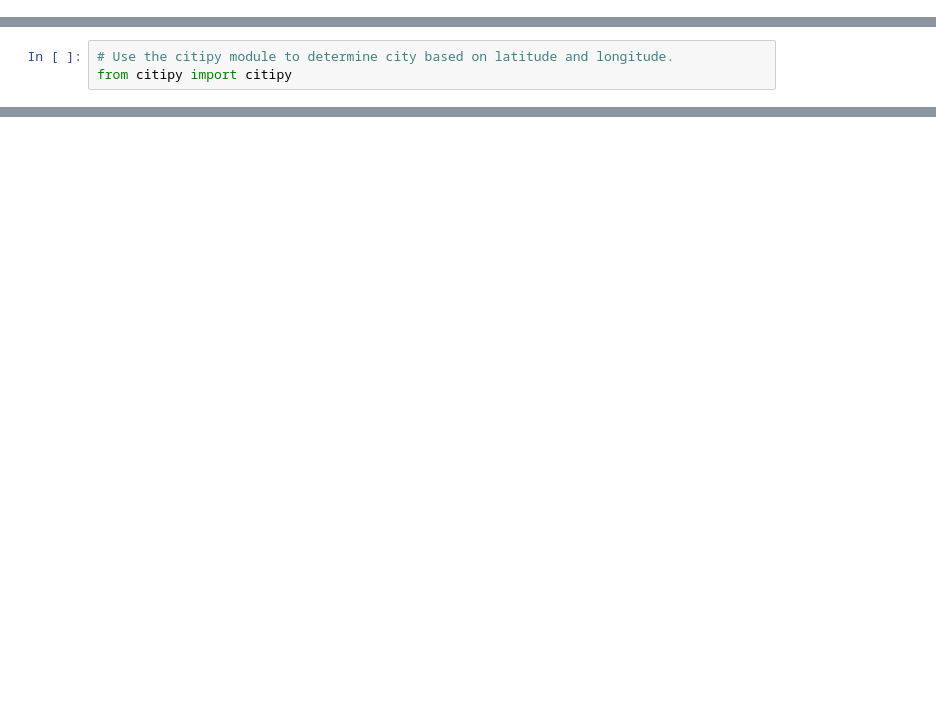
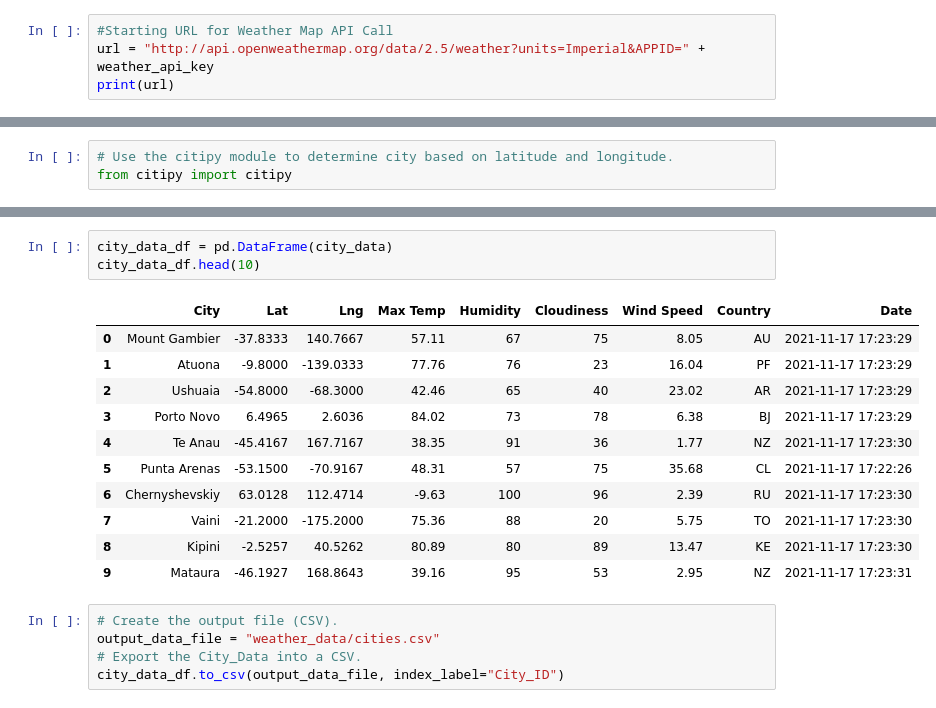
Before and after one commit to HarryWightJr/World_Weather_Analysis, a Jupyter notebook: WeatherPy.ipynb, the cells around one changed output, grey strips where cells are left out. Cells and saved outputs as stored; diff of their text form; blank space fills up the shorter version.

```diff
--- a/WeatherPy.ipynb
+++ b/WeatherPy.ipynb
@@ -5,0 +12,4 @@ import numpy as np
+# %%
+#Starting URL for Weather Map API Call
+url = "http://api.openweathermap.org/data/2.5/weather?units=Imperial&APPID=" + weather_api_key
+print(url)
@@ -38,0 +129,20 @@ len(cities)
+# %%
+city_data_df = pd.DataFrame(city_data)
+city_data_df.head(10)
+# %% [output]
+|  | City | Lat | Lng | Max Temp | Humidity | Cloudiness | Wind Speed | Country | Date |
+| 0 | Mount Gambier | -37.8333 | 140.7667 | 57.11 | 67 | 75 | 8.05 | AU | 2021-11-17 17:23:29 |
+| 1 | Atuona | -9.8000 | -139.0333 | 77.76 | 76 | 23 | 16.04 | PF | 2021-11-17 17:23:29 |
+| 2 | Ushuaia | -54.8000 | -68.3000 | 42.46 | 65 | 40 | 23.02 | AR | 2021-11-17 17:23:29 |
+| 3 | Porto Novo | 6.4965 | 2.6036 | 84.02 | 73 | 78 | 6.38 | BJ | 2021-11-17 17:23:29 |
+| 4 | Te Anau | -45.4167 | 167.7167 | 38.35 | 91 | 36 | 1.77 | NZ | 2021-11-17 17:23:30 |
+| 5 | Punta Arenas | -53.1500 | -70.9167 | 48.31 | 57 | 75 | 35.68 | CL | 2021-11-17 17:22:26 |
+| 6 | Chernyshevskiy | 63.0128 | 112.4714 | -9.63 | 100 | 96 | 2.39 | RU | 2021-11-17 17:23:30 |
+| 7 | Vaini | -21.2000 | -175.2000 | 75.36 | 88 | 20 | 5.75 | TO | 2021-11-17 17:23:30 |
+| 8 | Kipini | -2.5257 | 40.5262 | 80.89 | 80 | 89 | 13.47 | KE | 2021-11-17 17:23:30 |
+| 9 | Mataura | -46.1927 | 168.8643 | 39.16 | 95 | 53 | 2.95 | NZ | 2021-11-17 17:23:31 |
+# %%
+# Create the output file (CSV).
+output_data_file = "weather_data/cities.csv"
+# Export the City_Data into a CSV.
+city_data_df.to_csv(output_data_file, index_label="City_ID")
```
Also changed, not shown: parts of 6 cells of this notebook, 2 other files.
